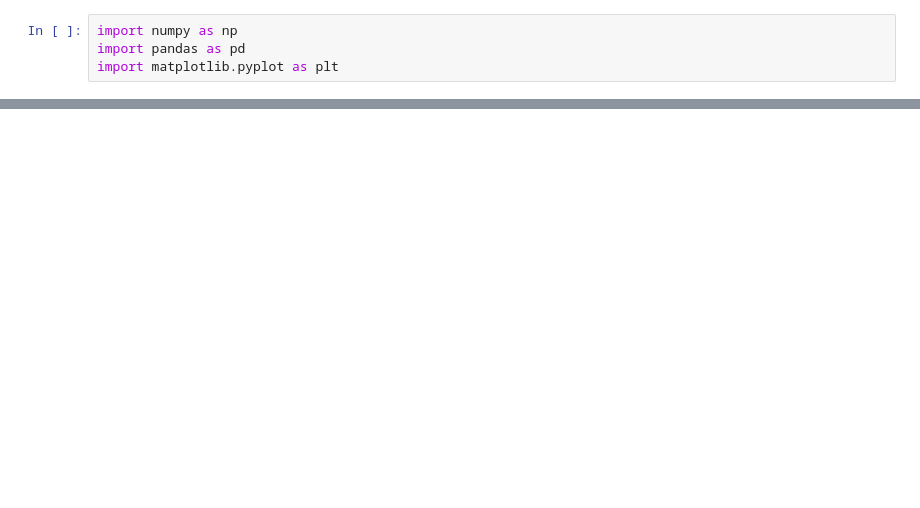
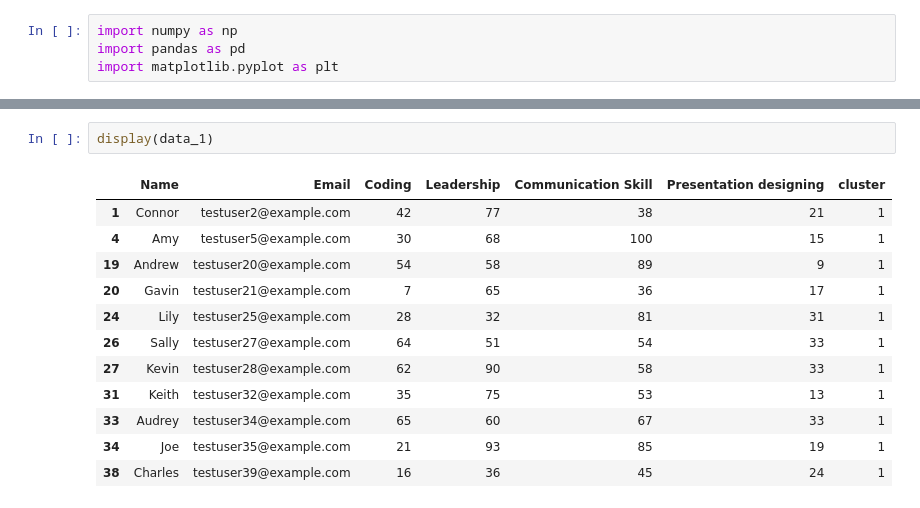
Before and after one commit to KiranKhayamali/Hackademia-Hackathon, a Jupyter notebook: model.ipynb, the cells around one changed output, grey strips where cells are left out. Drawn from its saved outputs; the diff is of its cells as text; blank space fills up the shorter version.

```diff
--- a/model.ipynb
+++ b/model.ipynb
@@ -61,0 +135,15 @@ import matplotlib.pyplot as plt
+# %%
+display(data_1)
+# %% [output]
+|  | Name | Email | Coding | Leadership | Communication Skill | Presentation designing | cluster |
+| 1 | Connor | testuser2@example.com | 42 | 77 | 38 | 21 | 1 |
+| 4 | Amy | testuser5@example.com | 30 | 68 | 100 | 15 | 1 |
+| 19 | Andrew | testuser20@example.com | 54 | 58 | 89 | 9 | 1 |
+| 20 | Gavin | testuser21@example.com | 7 | 65 | 36 | 17 | 1 |
+| 24 | Lily | testuser25@example.com | 28 | 32 | 81 | 31 | 1 |
+| 26 | Sally | testuser27@example.com | 64 | 51 | 54 | 33 | 1 |
+| 27 | Kevin | testuser28@example.com | 62 | 90 | 58 | 33 | 1 |
+| 31 | Keith | testuser32@example.com | 35 | 75 | 53 | 13 | 1 |
+| 33 | Audrey | testuser34@example.com | 65 | 60 | 67 | 33 | 1 |
+| 34 | Joe | testuser35@example.com | 21 | 93 | 85 | 19 | 1 |
+| 38 | Charles | testuser39@example.com | 16 | 36 | 45 | 24 | 1 |
```
Also changed, not shown: parts of 16 cells of this notebook.
